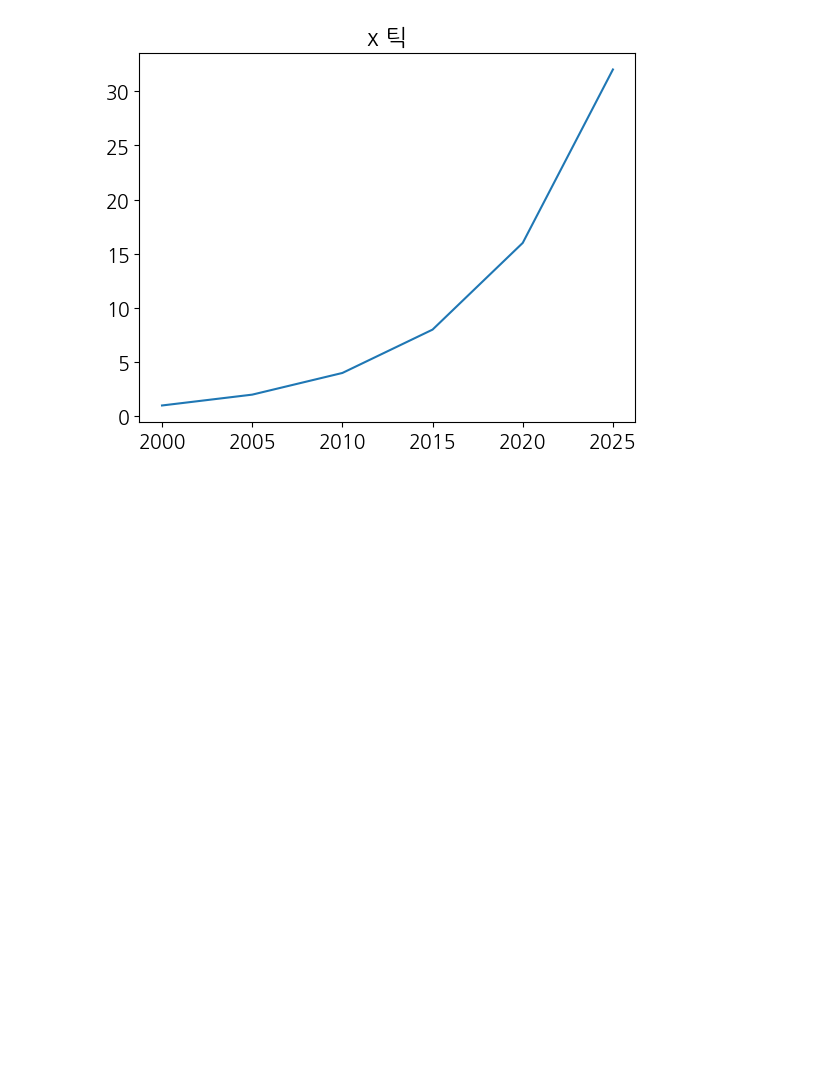
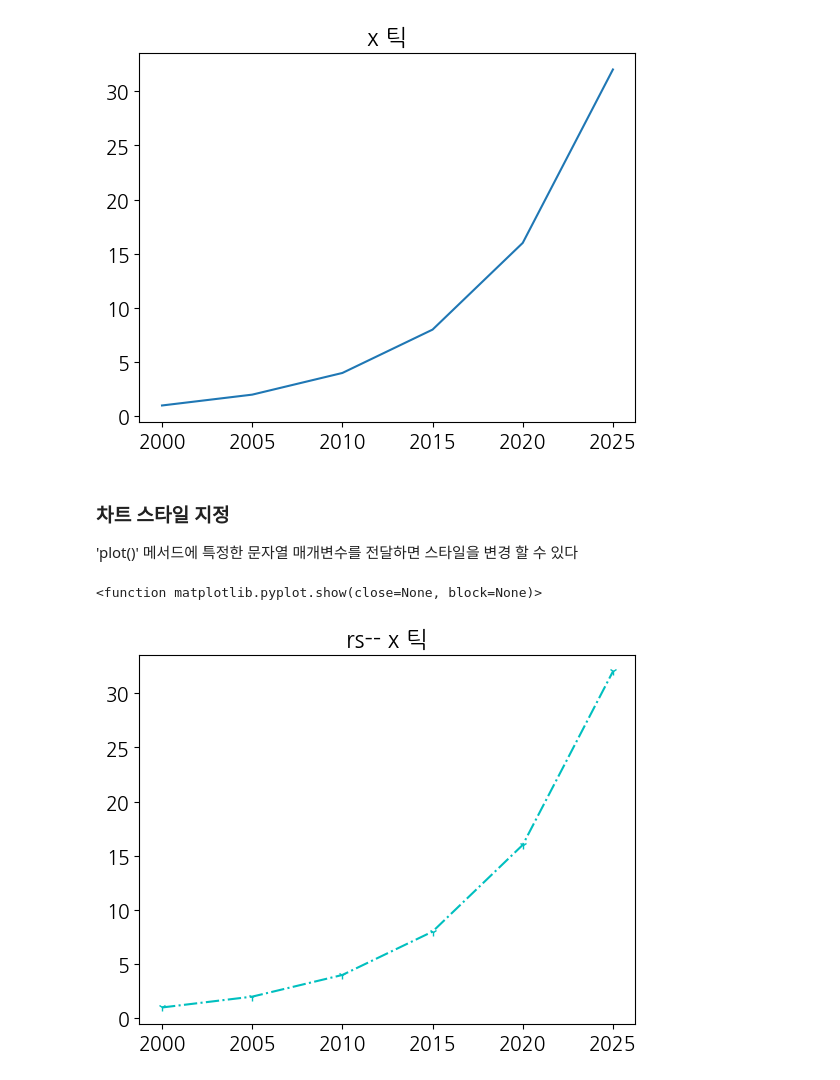
Before and after one commit to DDDDKo/python_study, a Jupyter notebook: matplotlib_visualize_data/matplotlib_basic.ipynb, the cells around one changed output. Drawn from its saved outputs; the diff is of its cells as text; code cells hidden in the pictures; blank space fills up the shorter version.

```diff
--- a/matplotlib_visualize_data/matplotlib_basic.ipynb
+++ b/matplotlib_visualize_data/matplotlib_basic.ipynb
@@ -79,3 +77,13 @@ plt.show
 # %% [output]
 <function matplotlib.pyplot.show(close=None, block=None)>
 [figure]
+# %% [markdown]
+### 차트 스타일 지정
+'plot()' 메서드에 특정한 문자열 매개변수를 전달하면 스타일을 변경 할 수 있다
+# %%
+plt.title('rs-- x 틱')
+plt.plot([2000, 2005, 2010, 2015, 2020, 2025], [1, 2, 4, 8, 16, 32], 'c1-.')
+plt.show
+# %% [output]
+<function matplotlib.pyplot.show(close=None, block=None)>
+[figure, added]
```
Also changed, not shown: parts of 14 cells of this notebook.
